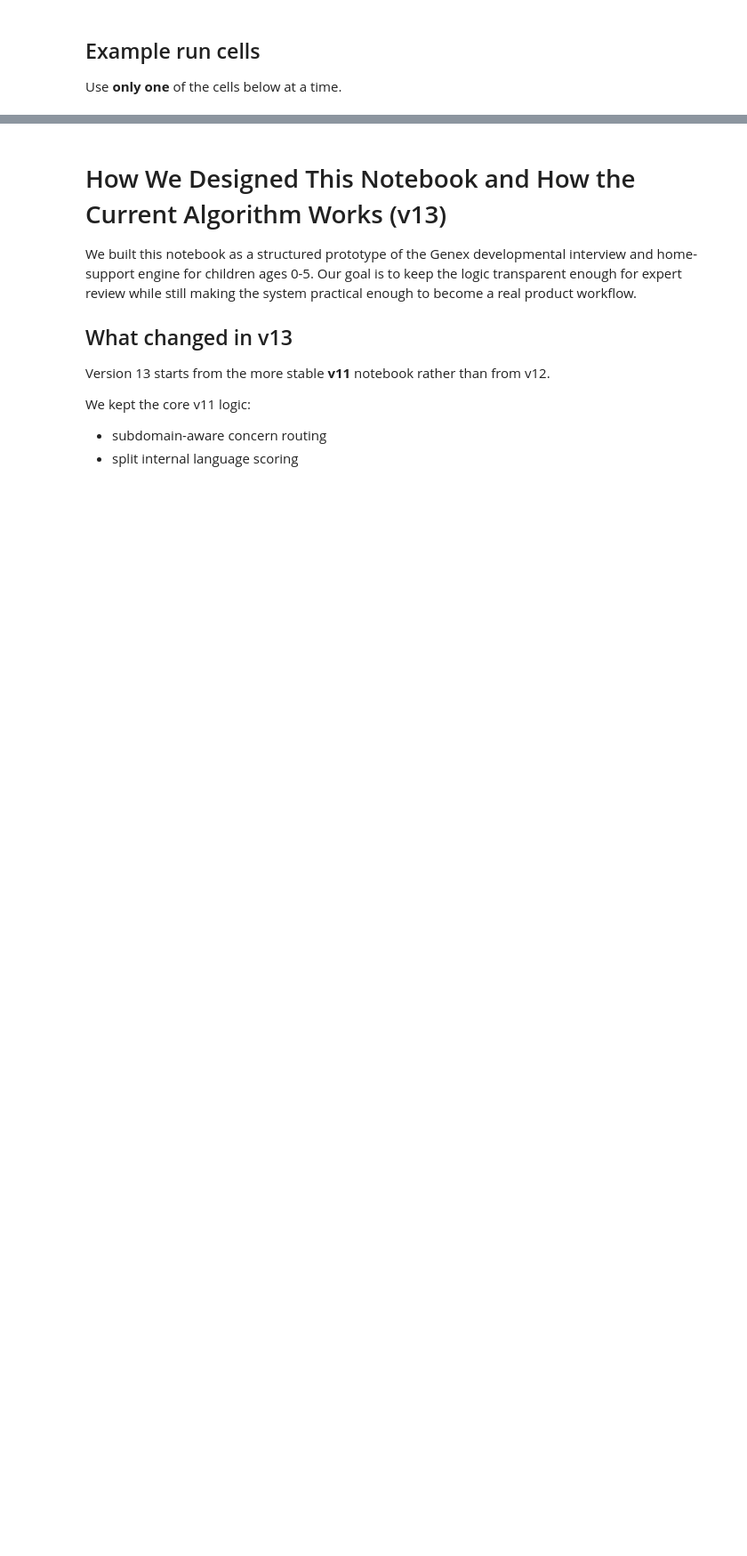
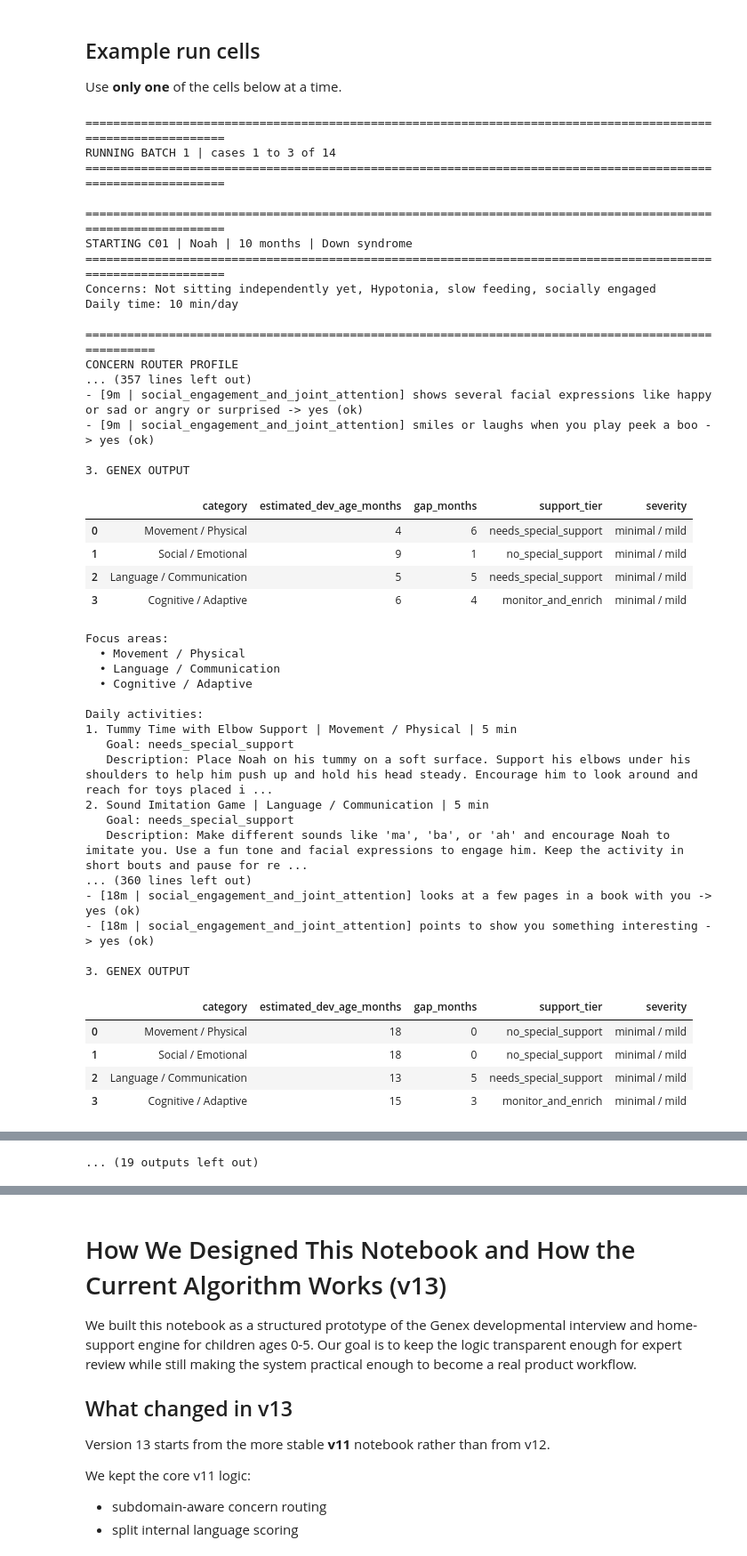
Before and after one commit to sara-sz/Genex, a Jupyter notebook: notebooks/mvp/genex_interview_activity_v13.ipynb, the cells around one changed output, grey strips where cells are left out. Shown at 89% size. Drawn from its saved outputs; the diff is of its cells as text; code cells hidden in the pictures; blank space fills up the shorter version.

```diff
--- a/notebooks/mvp/genex_interview_activity_v13.ipynb
+++ b/notebooks/mvp/genex_interview_activity_v13.ipynb
@@ -4191,3 +4270,61 @@ for case_id in case_ids:
 # )
 # display(advisor_rating_df.head())
 # pdf_path
+# %%
+all_payloads, advisor_rating_df, pdf_path = run_cases_and_export_in_batches(
+    df_cases=df_cases,
+    batch_size=3,
+    gap_between_batches_sec=0,
+    mode="gemini",
+    output_dir="outputs/advisor_case_pack_v13",
+    default_daily_time_min=10,
+    pause_between_cases=False,
+    gemini_model="gemini-2.5-flash",
+)
+display(advisor_rating_df.head())
+pdf_path
+# %% [output]
+==============================================================================================================
+RUNNING BATCH 1 | cases 1 to 3 of 14
+==============================================================================================================
+
+==============================================================================================================
+STARTING C01 | Noah | 10 months | Down syndrome
+==============================================================================================================
+Concerns: Not sitting independently yet, Hypotonia, slow feeding, socially engaged
+Daily time: 10 min/day
+
+====================================================================================================
+CONCERN ROUTER PROFILE
+... (357 lines left out)
+- [9m | social_engagement_and_joint_attention] shows several facial expressions like happy or sad or angry or surprised -> yes (ok)
+- [9m | social_engagement_and_joint_attention] smiles or laughs when you play peek a boo -> yes (ok)
+
+3. GENEX OUTPUT
+|  | category | estimated_dev_age_months | gap_months | support_tier | severity |
+| 0 | Movement / Physical | 4 | 6 | needs_special_support | minimal / mild |
+| 1 | Social / Emotional | 9 | 1 | no_special_support | minimal / mild |
+| 2 | Language / Communication | 5 | 5 | needs_special_support | minimal / mild |
+| 3 | Cognitive / Adaptive | 6 | 4 | monitor_and_enrich | minimal / mild |
+Focus areas:
+  • Movement / Physical
+  • Language / Communication
+  • Cognitive / Adaptive
+
+Daily activities:
+1. Tummy Time with Elbow Support | Movement / Physical | 5 min
+   Goal: needs_special_support
+   Description: Place Noah on his tummy on a soft surface. Support his elbows under his shoulders to help him push up and hold his head steady. Encourage him to look around and reach for toys placed i ...
+2. Sound Imitation Game | Language / Communication | 5 min
+   Goal: needs_special_support
+   Description: Make different sounds like 'ma', 'ba', or 'ah' and encourage Noah to imitate you. Use a fun tone and facial expressions to engage him. Keep the activity in short bouts and pause for re ...
+... (360 lines left out)
+- [18m | social_engagement_and_joint_attention] looks at a few pages in a book with you -> yes (ok)
+- [18m | social_engagement_and_joint_attention] points to show you something interesting -> yes (ok)
+
+3. GENEX OUTPUT
+|  | category | estimated_dev_age_months | gap_months | support_tier | severity |
+| 0 | Movement / Physical | 18 | 0 | no_special_support | minimal / mild |
+| 1 | Social / Emotional | 18 | 0 | no_special_support | minimal / mild |
+| 2 | Language / Communication | 13 | 5 | needs_special_support | minimal / mild |
+| 3 | Cognitive / Adaptive | 15 | 3 | monitor_and_enrich | minimal / mild |
@@ -4193,0 +4419 @@ for case_id in case_ids:
+... (19 outputs left out)
```
Also changed, not shown: parts of 12 cells of this notebook.
